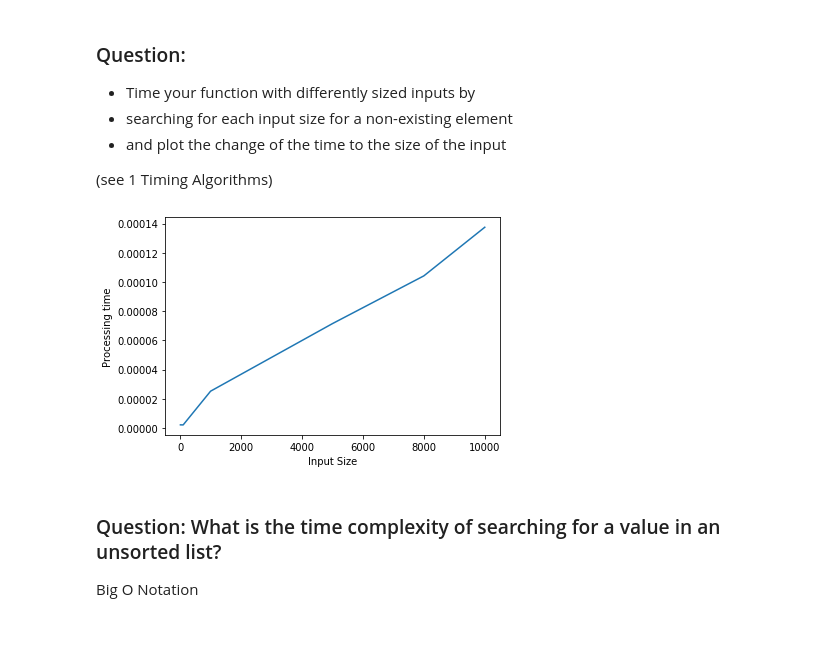
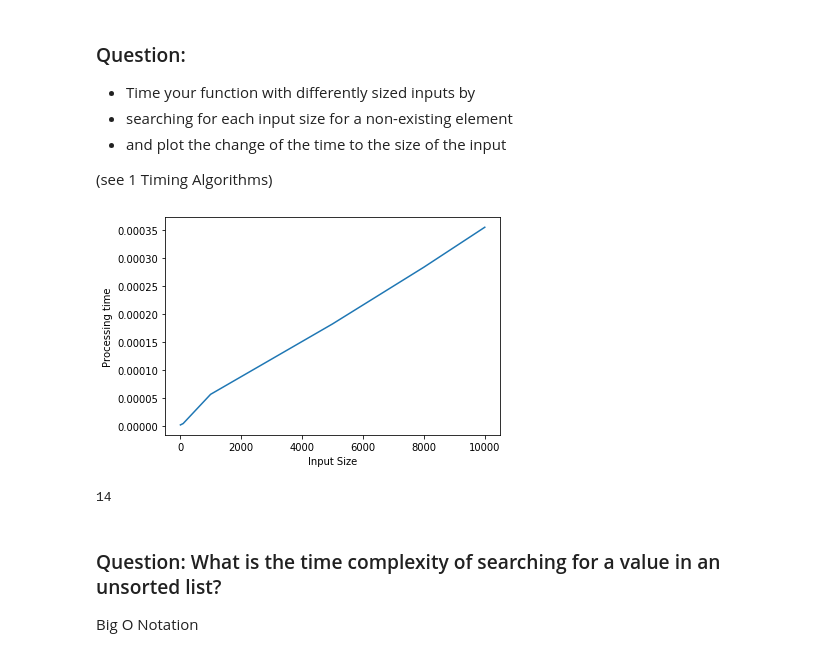
Before and after one commit to calvin99999/bigdata, a Jupyter notebook: 2 Finding values in collections Todo.ipynb, the cells around one changed output. Drawn from its saved outputs; the diff is of its cells as text; code cells hidden in the pictures.

```diff
--- a/2 Finding values in collections Todo.ipynb
+++ b/2 Finding values in collections Todo.ipynb
@@ -44,8 +44,15 @@ def find_element(items, value):
         return:
             - index of value or -1 if not in list
     """
-    if value in items:
-        return items.index(value)
-    else:
-        return -1
+    try:
+        for i in items:
+            if i == value:
+                return items.index(value)
+    except:
+        print(-1)
+
+  #  if value in items:
+   #     return items.index(value)
+    #else:
+     #   return -1
 # %%
@@ -69,22 +70,26 @@ get_item(items, index)
 # %%
 input_sizes = [10,100,1000,5000,8000,10000]
 
 fe_dict ={}
 for i in input_sizes:
     items = [int(random.random()*i) for _ in range(i)]
     start_fe = timer()
-    find_element(items,value)
+    find_element(items,10001)
     end_fe = timer()
     fe_dict[i] = (end_fe-start_fe)
 
 y = list(fe_dict.values())
 _ = plt.plot(input_sizes,y)
 _ = plt.xlabel('Input Size')
 _ = plt.ylabel('Processing time')
 
 plt.show()
 # %% [output]
-[figure, old version]
+[figure, new version]
+# %%
+print(value)
+# %% [output]
+14
 # %% [markdown]
 ### Question: What is the time complexity of searching for a value in an unsorted list?
 
```
Also changed, not shown: parts of 10 cells of this notebook.
